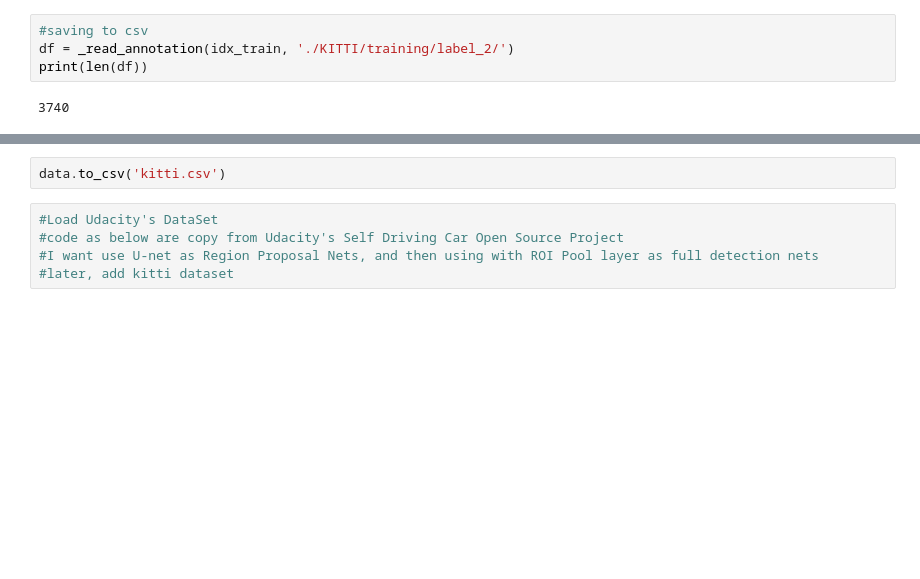
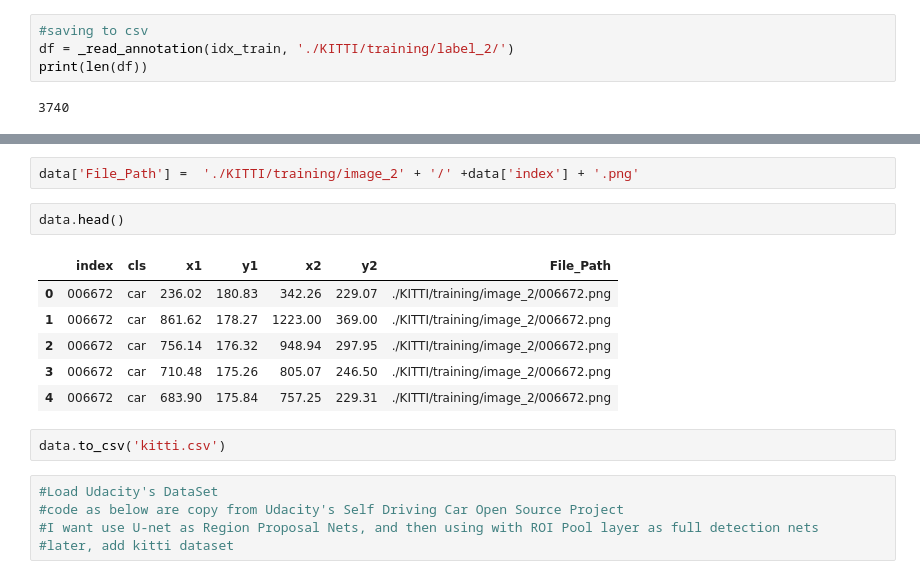
Before and after one commit to Walter1218/self_driving_car_ND, a Jupyter notebook: Vehicle_Detection_DeepLearning/Untitled.ipynb, the cells around one changed output, grey strips where cells are left out. Drawn from its saved outputs; the diff is of its cells as text; blank space fills up the shorter version.

```diff
--- a/Vehicle_Detection_DeepLearning/Untitled.ipynb
+++ b/Vehicle_Detection_DeepLearning/Untitled.ipynb
@@ -132,3 +132,14 @@ data.head()
+# %%
+data['File_Path'] =  './KITTI/training/image_2' + '/' +data['index'] + '.png'
+# %%
+data.head()
+# %% [output]
+|  | index | cls | x1 | y1 | x2 | y2 | File_Path |
+| 0 | 006672 | car | 236.02 | 180.83 | 342.26 | 229.07 | ./KITTI/training/image_2/006672.png |
+| 1 | 006672 | car | 861.62 | 178.27 | 1223.00 | 369.00 | ./KITTI/training/image_2/006672.png |
+| 2 | 006672 | car | 756.14 | 176.32 | 948.94 | 297.95 | ./KITTI/training/image_2/006672.png |
+| 3 | 006672 | car | 710.48 | 175.26 | 805.07 | 246.50 | ./KITTI/training/image_2/006672.png |
+| 4 | 006672 | car | 683.90 | 175.84 | 757.25 | 229.31 | ./KITTI/training/image_2/006672.png |
 # %%
 data.to_csv('kitti.csv')
 # %%
```
Also changed, not shown: parts of 24 cells of this notebook, 41 other files.
